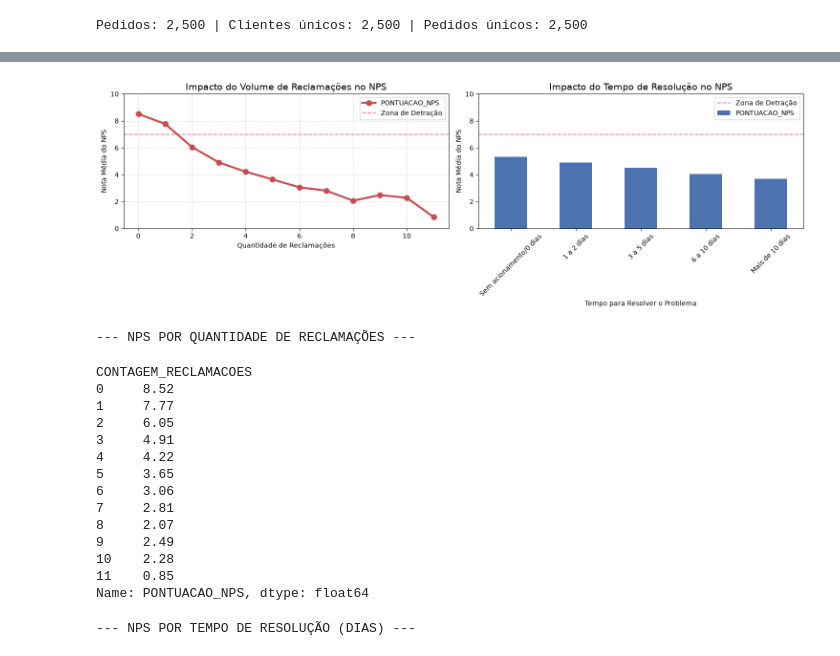
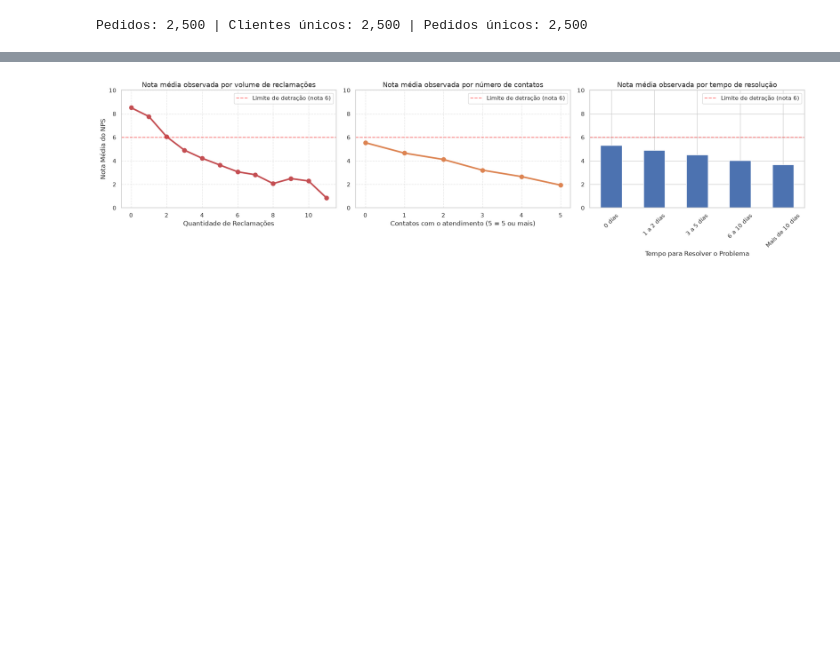
Before and after one commit to Caetanodassis/tech-challenge-fase1-nps-preditivo, a Jupyter notebook: notebooks/01_eda_negocio.ipynb, the cells around one changed output, grey strips where cells are left out. Cells and saved outputs as stored; diff of their text form; code cells hidden in the pictures; blank space fills up the shorter version.

```diff
--- a/notebooks/01_eda_negocio.ipynb
+++ b/notebooks/01_eda_negocio.ipynb
@@ -16,5 +89,5 @@ from scipy.stats import kruskal, spearmanr
 # %%
-df = pd.read_csv('../data/desafio_nps_fase_1.csv', sep=',')
+df = pd.read_csv(RAIZ_PROJETO / 'data' / NOME_ARQUIVO_DADOS, sep=',')
 df.head()
 # %% [output]
 |  | customer_id | customer_age | customer_region | customer_tenure_months | order_id | order_value | ... |
@@ -677,69 +686,52 @@ Na base, a recompra coincide perfeitamente com a regra da nota. Isso é um sinal
 # %%
-import pandas as pd
-import matplotlib.pyplot as plt
-import seaborn as sns
-
 # 1. Agrupar NPS por Quantidade de Reclamações
 nps_por_reclamacao = df_colunas_renomeadas.groupby('CONTAGEM_RECLAMACOES')['PONTUACAO_NPS'].mean()
 
-# 2. Criar faixas para o Tempo de Resolução e calcular a média do NPS
-bins_tempo = [-1, 0, 2, 5, 10, 999] # -1 a 0 garante que quem não teve dias de resolução (0) entre na primeira faixa
-labels_tempo = ['Sem acionamento/0 dias', '1 a 2 dias', '3 a 5 dias', '6 a 10 dias', 'Mais de 10 dias']
+# 2. NPS por número de contatos com o atendimento (5 = cinco ou mais)
+contatos_agrupados = df_colunas_renomeadas['CONTATOS_ATENDIMENTO'].clip(upper=5)
+nps_por_contatos = df_colunas_renomeadas.groupby(contatos_agrupados)['PONTUACAO_NPS'].mean()
+
+# 3. Criar faixas para o Tempo de Resolução e calcular a média do NPS
+bins_tempo = [-1, 0, 2, 5, 10, 999]  # -1 a 0 garante que quem teve 0 dias de resolução entre na primeira faixa
+labels_tempo = ['0 dias', '1 a 2 dias', '3 a 5 dias', '6 a 10 dias', 'Mais de 10 dias']
 
 df_colunas_renomeadas['FAIXA_TEMPO_RESOLUCAO'] = pd.cut(
     df_colunas_renomeadas['TEMPO_RESOLUCAO_DIAS'],
     bins=bins_tempo,
     labels=labels_tempo
 )
 
 nps_por_tempo = df_colunas_renomeadas.groupby('FAIXA_TEMPO_RESOLUCAO', observed=False)['PONTUACAO_NPS'].mean()
 
-# --- Criando o Painel com 2 Gráficos Lado a Lado ---
-fig, axes = plt.subplots(1, 2, figsize=(15, 5))
+# --- Criando o Painel com 3 Gráficos Lado a Lado ---
+fig, axes = plt.subplots(1, 3, figsize=(19, 5))
 
 # Gráfico 1: Impacto das Reclamações
-nps_por_reclamacao.plot(kind='line', marker='o', ax=axes[0], color='#C44E52', linewidth=3, markersize=8)
-axes[0].set_title('Impacto do Volume de Reclamações no NPS', fontsize=14)
+nps_por_reclamacao.plot(kind='line', marker='o', ax=axes[0], color=VERMELHO, linewidth=3, markersize=8, label='_nolegend_')
+axes[0].set_title('Nota média observada por volume de reclamações', fontsize=13)
 axes[0].set_ylabel('Nota Média do NPS')
 axes[0].set_xlabel('Quantidade de Reclamações')
-axes[0].set_ylim(0, 10)
-axes[0].axhline(y=6.99, color='red', linestyle='--', alpha=0.5, label='Zona de Detração')
+
+# Gráfico 2: Impacto dos contatos com o atendimento
+nps_por_contatos.plot(kind='line', marker='o', ax=axes[1], color=LARANJA, linewidth=3, markersize=8, label='_nolegend_')
+axes[1].set_title('Nota média observada por número de contatos', fontsize=13)
+axes[1].set_xlabel('Contatos com o atendimento (5 = 5 ou mais)')
+
+# Gráfico 3: Impacto do Tempo de Resolução
+nps_por_tempo.plot(kind='bar', ax=axes[2], color=AZUL, label='_nolegend_')
+axes[2].set_title('Nota média observada por tempo de resolução', fontsize=13)
+axes[2].set_xlabel('Tempo para Resolver o Problema')
+axes[2].tick_params(axis='x', rotation=45)
+
+for eixo in axes:
+    eixo.set_ylim(0, 10)
+    eixo.axhline(y=6, color='red', linestyle='--', alpha=0.5, label='Limite de detração (nota 6)')
+    eixo.legend(loc='upper right')
 axes[0].grid(True, linestyle='--', alpha=0.5)
-axes[0].legend()
-
-# Gráfico 2: Impacto do Tempo de Resolução
-nps_por_tempo.plot(kind='bar', ax=axes[1], color='#4C72B0')
-axes[1].set_title('Impacto do Tempo de Resolução no NPS', fontsize=14)
-axes[1].set_ylabel('Nota Média do NPS')
-axes[1].set_xlabel('Tempo para Resolver o Problema')
-axes[1].set_ylim(0, 10)
-axes[1].axhline(y=6.99, color='red', linestyle='--', alpha=0.5, label='Zona de Detração')
-axes[1].tick_params(axis='x', rotation=45)
-axes[1].legend()
+axes[1].grid(True, linestyle='--', alpha=0.5)
 
 plt.tight_layout()
+salvar_figura('11_atendimento_gargalo')
 plt.show()
-
-# Exibindo os números exatos
-print("--- NPS POR QUANTIDADE DE RECLAMAÇÕES ---")
-display(nps_por_reclamacao.round(2))
-print("\n--- NPS POR TEMPO DE RESOLUÇÃO (DIAS) ---")
-display(nps_por_tempo.round(2))
 # %% [output]
-[figure, old version]
+[figure, new version]
---- NPS POR QUANTIDADE DE RECLAMAÇÕES ---
-CONTAGEM_RECLAMACOES
-0     8.52
-1     7.77
-2     6.05
-3     4.91
-4     4.22
-5     3.65
-6     3.06
-7     2.81
-8     2.07
-9     2.49
-10    2.28
-11    0.85
-Name: PONTUACAO_NPS, dtype: float64
---- NPS POR TEMPO DE RESOLUÇÃO (DIAS) ---
```
Also changed, not shown: parts of 94 cells of this notebook, 12 other files.
